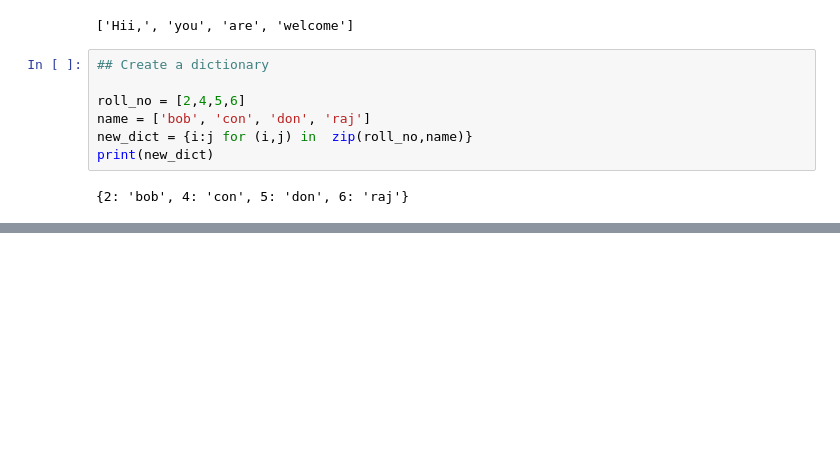
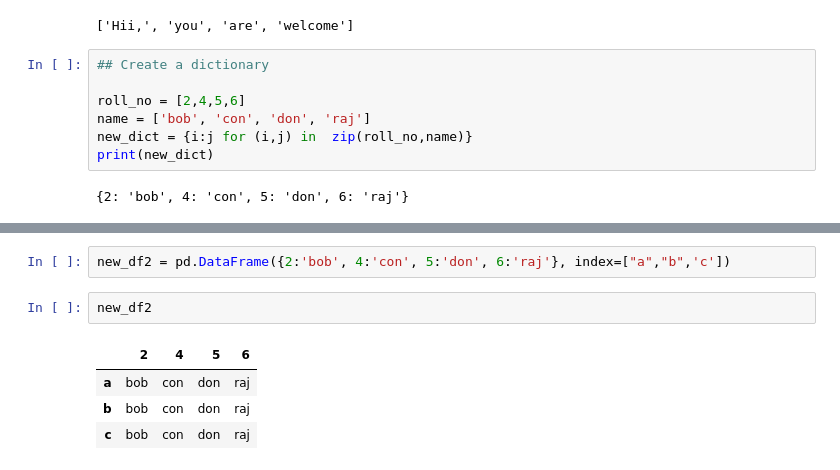
Before and after one commit to Ramanmagar/Python-Practice, a Jupyter notebook: Python_Practice_80.ipynb, the cells around one changed output, grey strips where cells are left out. Cells and saved outputs as stored; diff of their text form; blank space fills up the shorter version.

```diff
--- a/Python_Practice_80.ipynb
+++ b/Python_Practice_80.ipynb
@@ -45,0 +87,9 @@ print(new_dict)
+# %%
+new_df2 = pd.DataFrame({2:'bob', 4:'con', 5:'don', 6:'raj'}, index=["a","b",'c'])
+# %%
+new_df2
+# %% [output]
+|  | 2 | 4 | 5 | 6 |
+| a | bob | con | don | raj |
+| b | bob | con | don | raj |
+| c | bob | con | don | raj |
```
Also changed, not shown: parts of 20 cells of this notebook.
